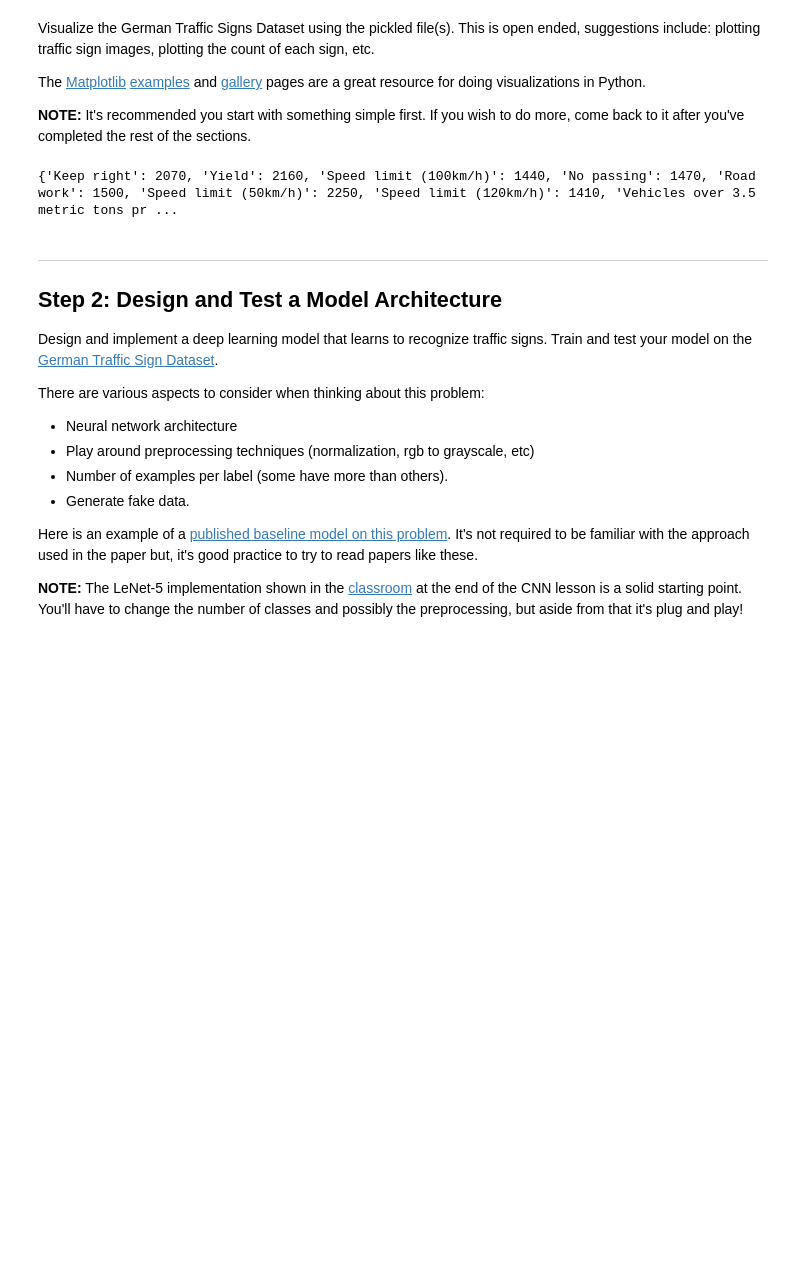
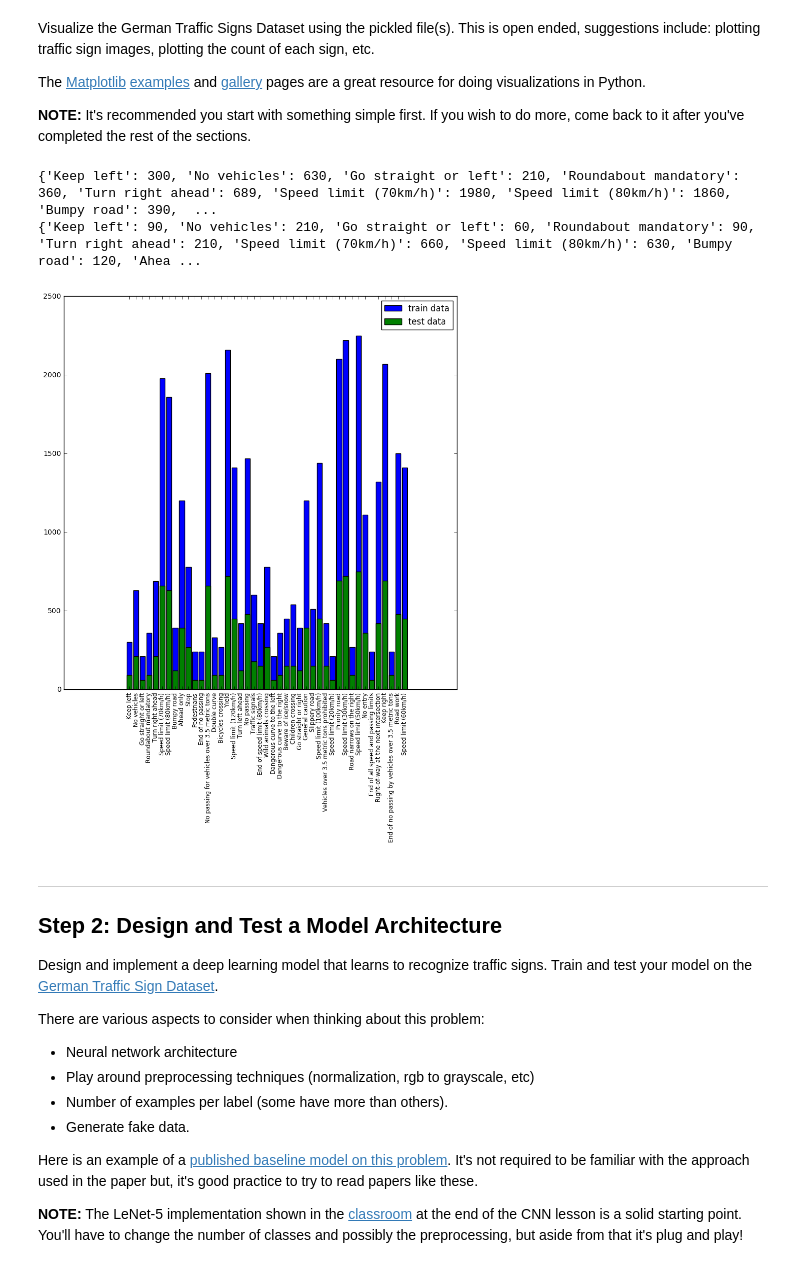
Before and after one commit to herman-cb/CarND-Traffic-Sign-Classifier-Project, a Jupyter notebook: Traffic_Sign_Classifier.ipynb, the cells around one changed output. Drawn from its saved outputs; the diff is of its cells as text; code cells hidden in the pictures; blank space fills up the shorter version.

Commit message:
Add histogram visualization and answer missed question.

```diff
--- a/Traffic_Sign_Classifier.ipynb
+++ b/Traffic_Sign_Classifier.ipynb
@@ -78,25 +78,45 @@ The [Matplotlib](http://matplotlib.org/) [examples](http://matplotlib.org/exampl
 # %%
 ### Data exploration visualization goes here.
 ### Feel free to use as many code cells as needed.
 import matplotlib.pyplot as plt
 # Visualizations will be shown in the notebook.
 %matplotlib inline
 
 import csv
 reader = csv.reader(open('signnames.csv', 'r'))
 d = {}
 for row in reader:
    k, v = row
    if k.isdigit():
        d[int(k)] = v
 
 unique, counts = np.unique(y_train, return_counts = True)
 unique = [d[u] for u in unique]
-print(dict(zip(unique, counts)))
+hist_train = dict(zip(unique, counts))
+
+print(hist_train)
+
+unique, counts = np.unique(y_test, return_counts = True)
+unique = [d[u] for u in unique]
+
+hist_test = dict(zip(unique, counts))
+print(hist_test)
+
+plt.figure(figsize=(10, 10))
+plt.bar(range(len(hist_train)), hist_train.values(), align='center', color='blue', label='train data')
+plt.bar(range(len(hist_test)), hist_test.values(), align='center', color='green', label='test data')
+
+plt.xticks(range(len(hist_train)), hist_train.keys(), rotation='vertical', size='small')
+plt.legend()
+
+plt.show()
+
 # print(d[str(y_train[n])])
 # plt.imshow(X_train[n])
 # %% [output]
-{'Keep right': 2070, 'Yield': 2160, 'Speed limit (100km/h)': 1440, 'No passing': 1470, 'Road work': 1500, 'Speed limit (50km/h)': 2250, 'Speed limit (120km/h)': 1410, 'Vehicles over 3.5 metric tons pr ...
+{'Keep left': 300, 'No vehicles': 630, 'Go straight or left': 210, 'Roundabout mandatory': 360, 'Turn right ahead': 689, 'Speed limit (70km/h)': 1980, 'Speed limit (80km/h)': 1860, 'Bumpy road': 390,  ...
+{'Keep left': 90, 'No vehicles': 210, 'Go straight or left': 60, 'Roundabout mandatory': 90, 'Turn right ahead': 210, 'Speed limit (70km/h)': 660, 'Speed limit (80km/h)': 630, 'Bumpy road': 120, 'Ahea ...
+[figure, added]
 # %% [markdown]
 ----
 
```
Also changed, not shown: parts of 2 cells of this notebook.
